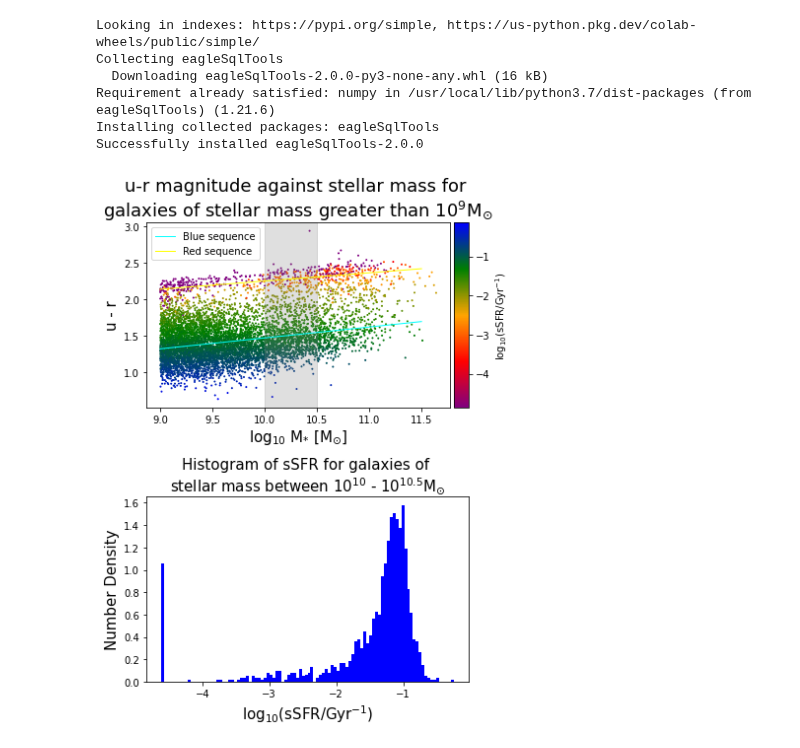
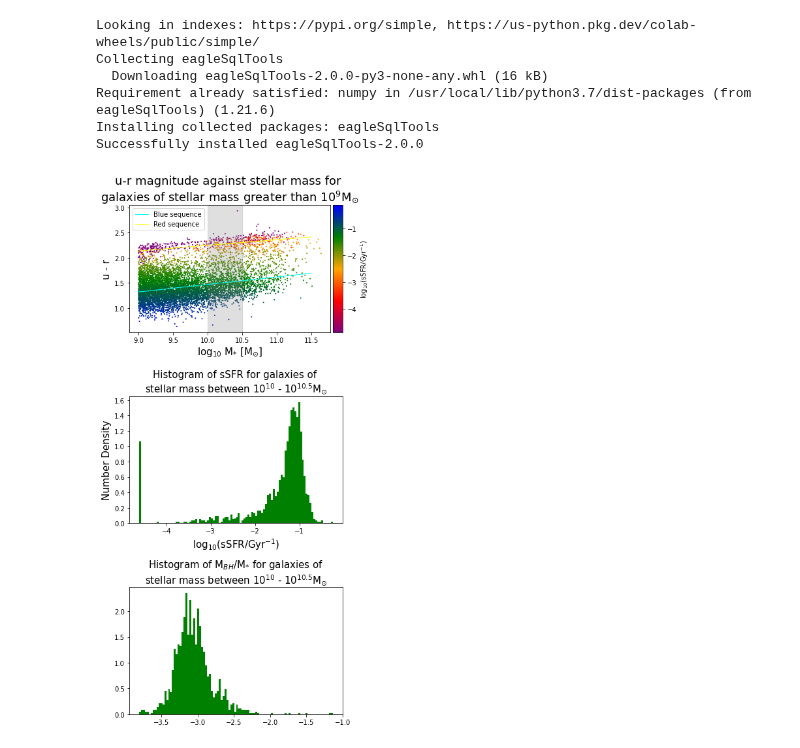
Before and after one commit to xvh422/L4-Project, a Jupyter notebook: First_Plot.ipynb, the cells around one changed output. Saved outputs shown, nothing was run; the diff lists cells and outputs as text; code cells hidden in the pictures.

```diff
--- a/First_Plot.ipynb
+++ b/First_Plot.ipynb
@@ -40,7 +40,8 @@ Query_1 = "SELECT \
 Query_2 = "SELECT \
             (MAG.u_nodust - MAG.r_nodust) as u_minus_r, \
             log10(AP.Mass_Star) as mass, \
-            (AP.SFR/AP.Mass_Star) as ssfr \
+            (AP.SFR/AP.Mass_Star) as ssfr, \
+            (AP.Mass_BH/AP.Mass_Star) as ratio \
            FROM \
             %s_SubHalo as SH, \
             %s_Magnitudes as MAG, \
@@ -54,7 +55,7 @@ Query_2 = "SELECT \
             SH.GalaxyID = MAG.GalaxyID and \
             SH.GalaxyID = AP.GalaxyID"%(sim_name, sim_name, sim_name)
 
-Query_3 = "SELECT \
+Query_blue = "SELECT \
             (MAG.u_nodust - MAG.r_nodust) as u_minus_r, \
             log10(AP.Mass_Star) as mass, \
             (AP.SFR/AP.Mass_Star) as ssfr \
@@ -71,7 +72,7 @@ Query_3 = "SELECT \
             SH.GalaxyID = MAG.GalaxyID and \
             SH.GalaxyID = AP.GalaxyID"%(sim_name, sim_name, sim_name)
 
-Query_4 = "SELECT \
+Query_red = "SELECT \
             (MAG.u_nodust - MAG.r_nodust) as u_minus_r, \
             log10(AP.Mass_Star) as mass, \
             (AP.SFR/AP.Mass_Star) as ssfr \
@@ -91,8 +92,8 @@ Query_4 = "SELECT \
 # Execute queries.
 Data_1 = sql.execute_query(con, Query_1)
 Data_2 = sql.execute_query(con, Query_2)
-Data_blue = sql.execute_query(con, Query_3)
-Data_red = sql.execute_query(con, Query_4)
+Data_blue = sql.execute_query(con, Query_blue)
+Data_red = sql.execute_query(con, Query_red)
 # %%
 def log_with_zeros(data): #Replaces zeroes with the smallest nonzero value.
   logs = np.empty(len(data))
@@ -122,38 +135,41 @@ sSFR_1 = Data_1['ssfr']*10**9
 LsSFR_1 = log_with_zeros(sSFR_1)
 sSFR_2 = Data_2['ssfr']*10**9
 LsSFR_2 = log_with_zeros(sSFR_2)
+LRatio = log_with_zeros(Data_2['ratio'])
 
-fig, (ax1, ax2) = plt.subplots(2, figsize = (6,8))
+fig, (ax1, ax2, ax3) = plt.subplots(3, figsize = (6,12))
 im1 = ax1.scatter(Data_1['mass'], Data_1['u_minus_r'], s=1, c = LsSFR_1, cmap = cmap)
-im2 = ax2.hist(LsSFR_2, bins = 100, density = True, rwidth = 1.0, color = 'b')
+im2 = ax2.hist(LsSFR_2, bins = 100, density = True, rwidth = 1.0, color = 'g')
+im3 = ax3.hist(LRatio, bins = 100, density = True, rwidth = 1.0, color = 'g')
 ax1.axvspan(10, 10.5, color='grey', alpha=0.25)
 
 xs = np.arange(9., 11.51, 0.01)
 x3 = Data_blue['mass']
 y3 = Data_blue['u_minus_r']
 x4 = Data_red['mass']
 y4 = Data_red['u_minus_r']
 Params_3 = np.polyfit(x3, y3, 1)
 Params_4 = np.polyfit(x4, y4, 1)
 line_3 = Params_3[1] + Params_3[0] * xs
 line_4 = Params_4[1] + Params_4[0] * xs
 ax1.plot(xs, line_3, linewidth = 1, color = 'cyan', label = 'Blue sequence')
 ax1.plot(xs, line_4, linewidth = 1, color = 'yellow', label = 'Red sequence')
 ax1.legend()
 
 divider = make_axes_locatable(ax1)
 cax = divider.append_axes('right', size='5%', pad=0.05)
 fig.colorbar(im1, cax=cax, orientation='vertical', label = r'log$_{10}$(sSFR/Gyr$^{-1}$)')
 
 ax1.set_title('u-r magnitude against stellar mass for \n' + r'galaxies of stellar mass greater than 10$^{9}$M$_{\odot}$', fontsize=18)
 ax2.set_title('Histogram of sSFR for galaxies of \n' + r'stellar mass between 10$^{10}$ - 10$^{10.5}$M$_{\odot}$', fontsize=15)
+ax3.set_title('Histogram of M$_{BH}$/M$_{*}$ for galaxies of \n' + r'stellar mass between 10$^{10}$ - 10$^{10.5}$M$_{\odot}$', fontsize=15)
 ax1.set_xlabel(r'log$_{10}$ M$_{*}$ [M$_{\odot}$]', fontsize=15)
 ax1.set_ylabel(r'u - r', fontsize=15)
 ax2.set_xlabel(r'log$_{10}$(sSFR/Gyr$^{-1}$)', fontsize=15)
 ax2.set_ylabel(r'Number Density', fontsize=15)
 
 plt.tight_layout()
 plt.savefig('Plot_1.jpeg')
 plt.show()
 # %% [output]
-[figure, old version]
+[figure, new version]
```
Also changed, not shown: parts of 1 cell of this notebook.
